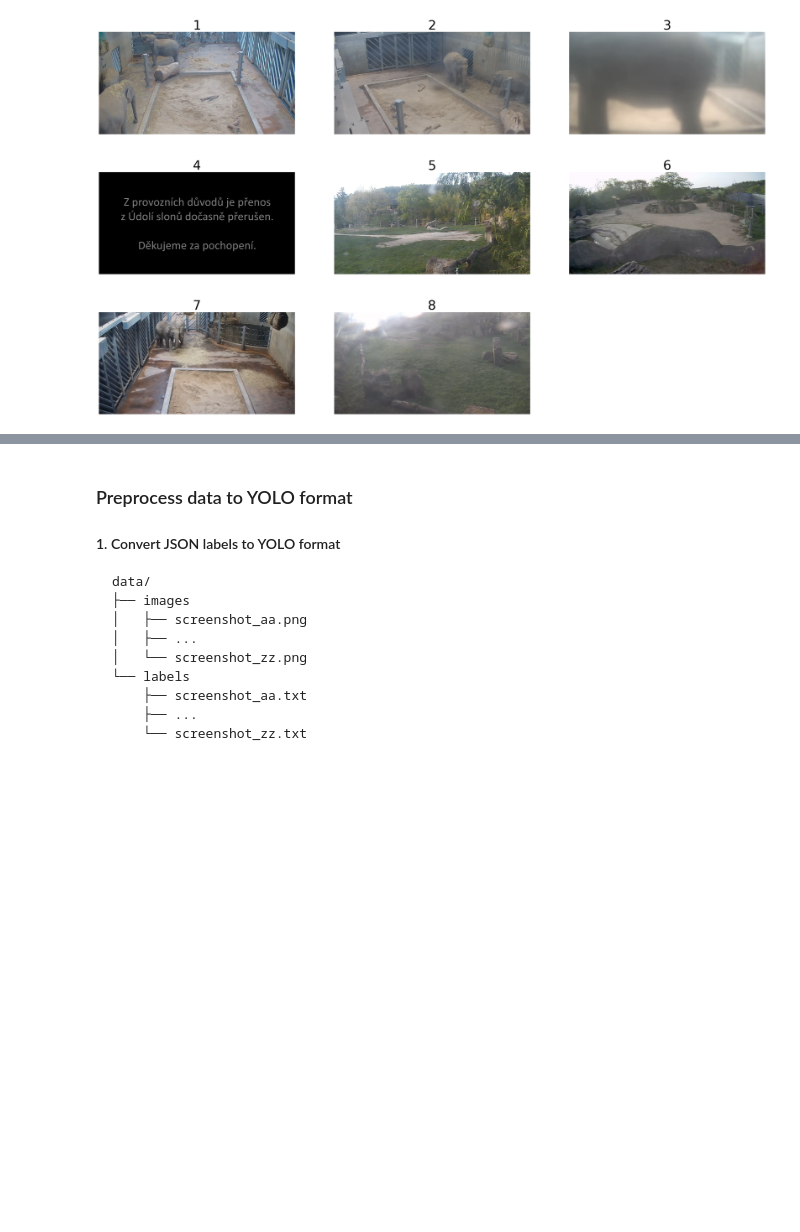
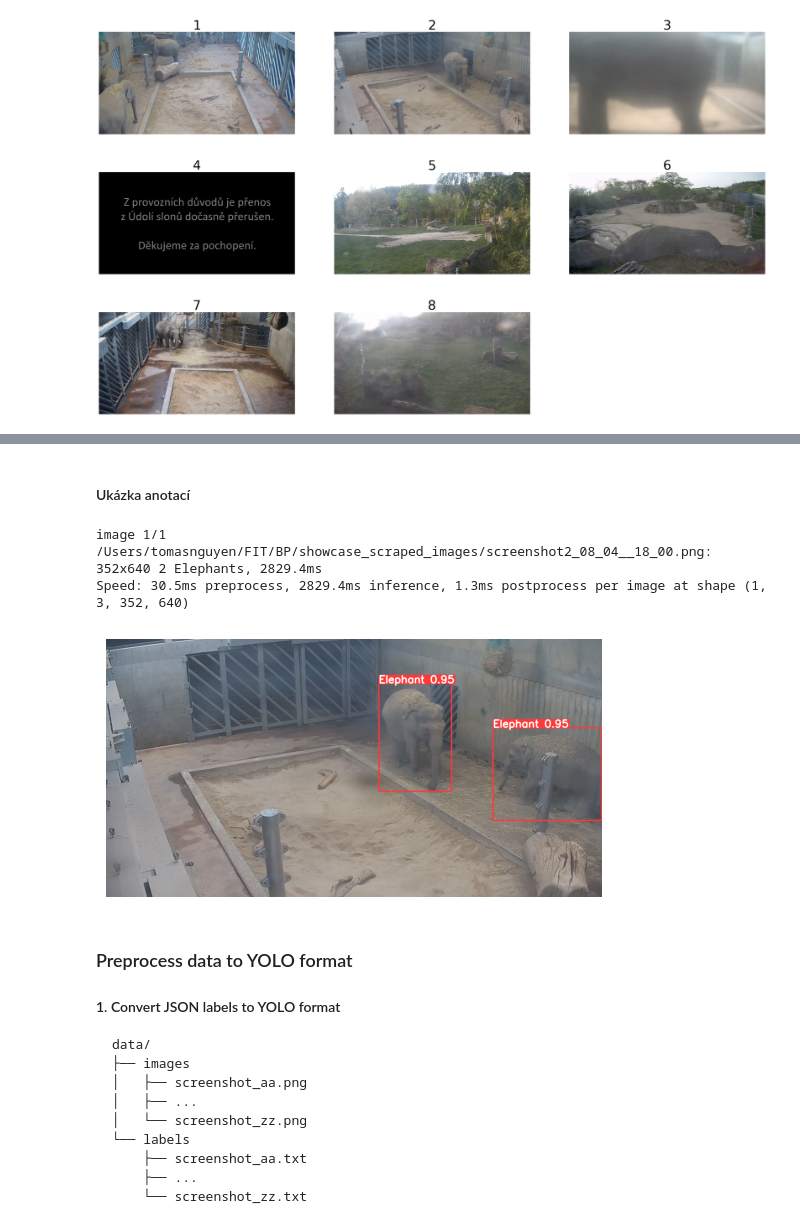
Before and after one commit to Tomasngu/BP, a Jupyter notebook: showcase_scraping.ipynb, the cells around one changed output, grey strips where cells are left out. Drawn from its saved outputs; the diff is of its cells as text; code cells hidden in the pictures; blank space fills up the shorter version.

```diff
--- a/showcase_scraping.ipynb
+++ b/showcase_scraping.ipynb
@@ -26,0 +29,6 @@ plot_images(*images, titles=[1,2,3,4,5,6,7,8])
+# %%
+from detector.elephant_detector import ElephantDetector
+PATH_TO_WEIGHTS = 'best.pt'
+detector = ElephantDetector(PATH_TO_WEIGHTS)
+
+SCRAPED_DIR = 'showcase_scraped_images' # Prepared data
@@ -27,3 +70,11 @@ plot_images(*images, titles=[1,2,3,4,5,6,7,8])
+# %% [markdown]
+#### Ukázka anotací
+# %%
+detector.show_labeled(SCRAPED_DIR+'/screenshot2_08_04__18_00.png')
+# %% [output]
+image 1/1 /Users/tomasnguyen/FIT/BP/showcase_scraped_images/screenshot2_08_04__18_00.png: 352x640 2 Elephants, 2829.4ms
+Speed: 30.5ms preprocess, 2829.4ms inference, 1.3ms postprocess per image at shape (1, 3, 352, 640)
+[figure, added]
 # %% [markdown]
 ### Preprocess data to YOLO format
 
```
Also changed, not shown: parts of 8 cells of this notebook, 3 other files.
